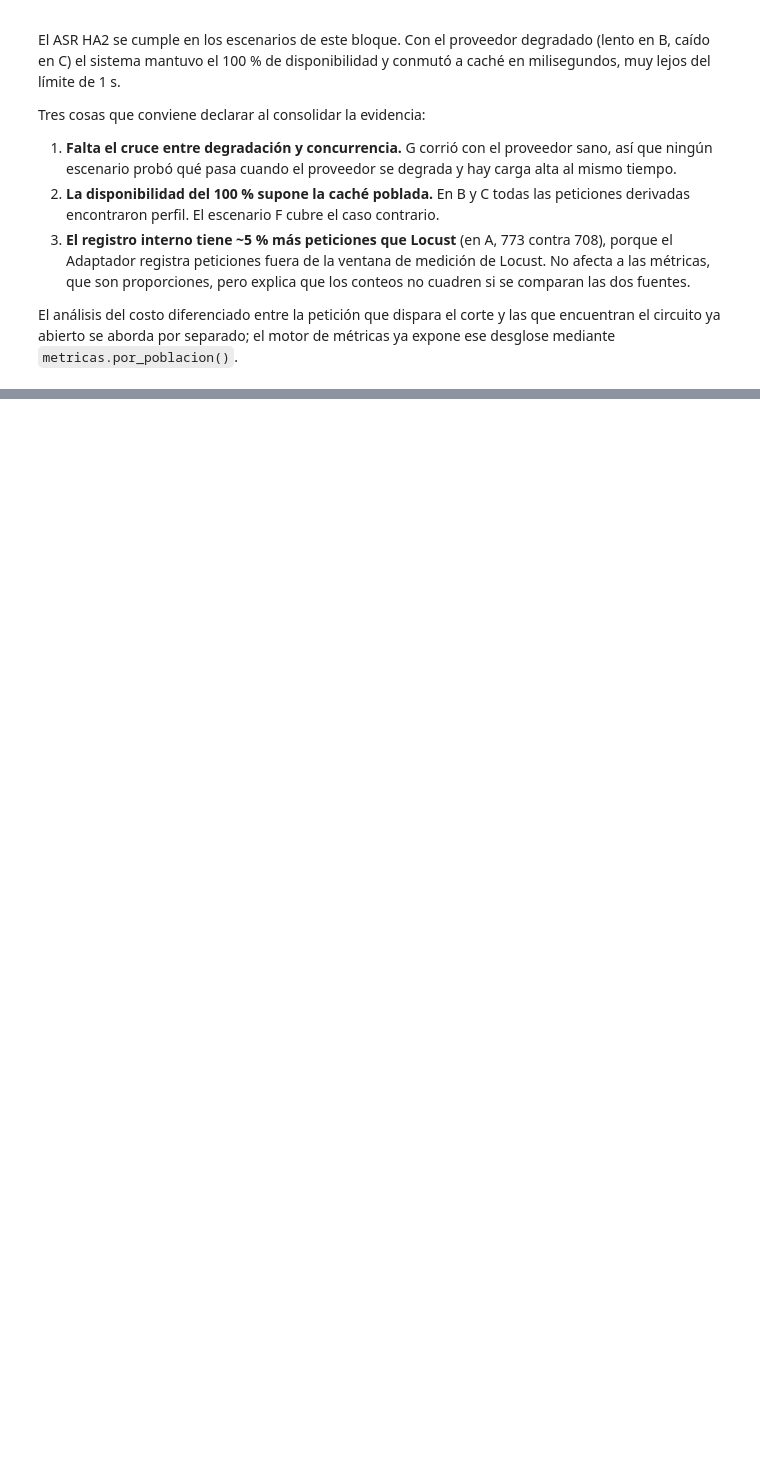
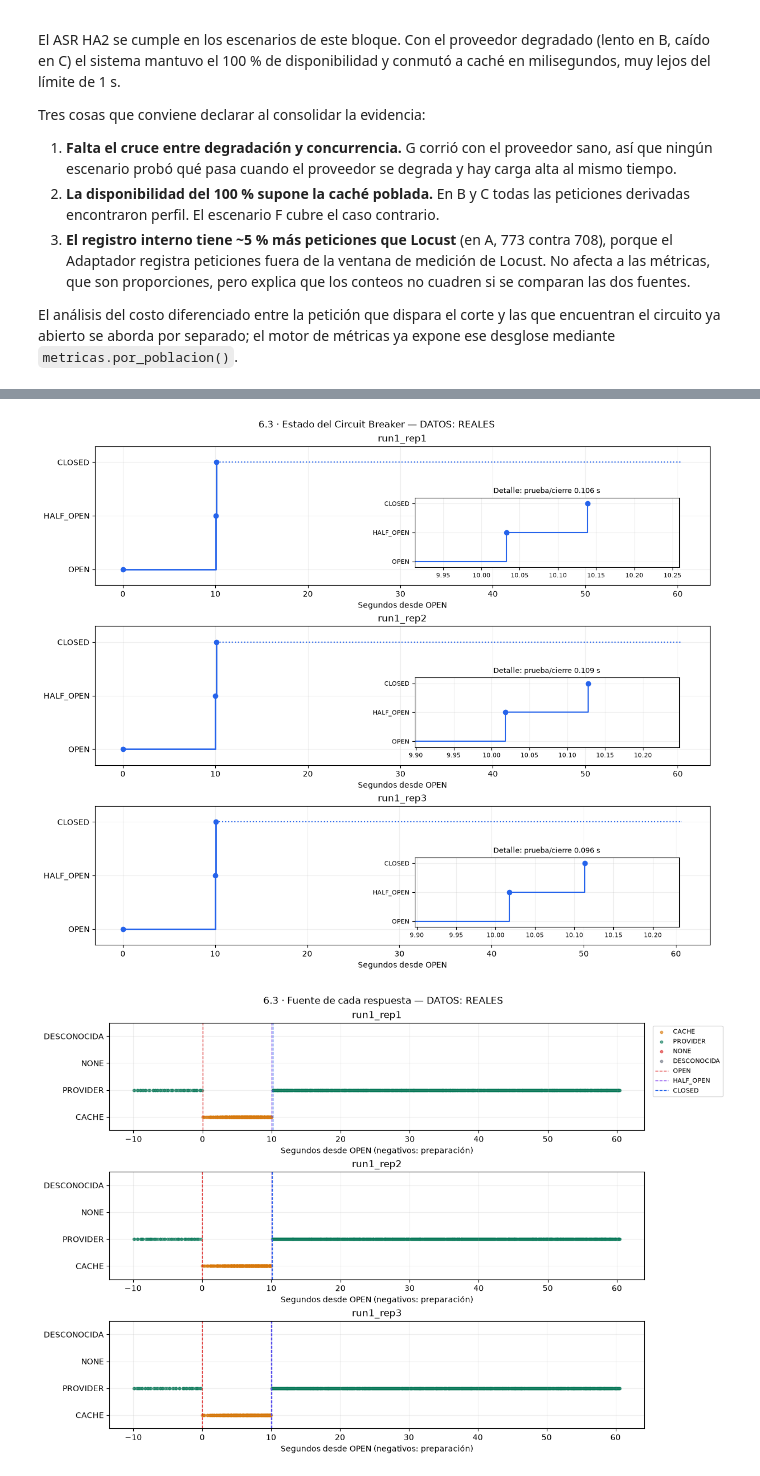
Before and after one commit to Sofiav014/MISW4202-Grupo12-Solventa, a Jupyter notebook: analisis/reportes/reporte_analisis_abcg.ipynb, the cells around one changed output, grey strips where cells are left out. Cells and saved outputs as stored; diff of their text form; code cells hidden in the pictures; blank space fills up the shorter version.

```diff
--- a/analisis/reportes/reporte_analisis_abcg.ipynb
+++ b/analisis/reportes/reporte_analisis_abcg.ipynb
@@ -204,0 +727,74 @@ El análisis del costo diferenciado entre la petición que dispara el corte y la
+# %%
+def plot_recovery(requests: pd.DataFrame, transitions: pd.DataFrame,
+                  summary: pd.DataFrame, label: str) -> list[plt.Figure]:
+    """Crea las tres figuras de 6.3; no escribe artefactos externos."""
+    colors = {"CACHE": "#D97706", "PROVIDER": "#047857", "NONE": "#DC2626", "DESCONOCIDA": "#6B7280"}
+    state_levels = {"OPEN": 0, "HALF_OPEN": 1, "CLOSED": 2}
+    figures = []
+    fig, axes = plt.subplots(len(summary), 1, figsize=(12, 3.3 * len(summary)), squeeze=False, layout="constrained")
+    for ax, (_, row) in zip(axes[:, 0], summary.iterrows()):
+        group = requests[requests.corrida_id.eq(row.corrida_id)]
+        events = transitions[transitions.corrida_id.eq(row.corrida_id)]
+        if pd.isna(row.t_open):
+            ax.text(0.5, 0.5, "Apertura no determinable", ha="center", transform=ax.transAxes)
+            continue
+        x = (events.timestamp - row.t_open).dt.total_seconds()
+        y = events.estado_circuito.map(state_levels)
+        ax.step(x, y, where="post", color="#2563EB", linewidth=2)
+        ax.scatter(x, y, color="#2563EB", zorder=3)
+        if not events.empty:
+            end = (group.timestamp.max() - row.t_open).total_seconds()
+            ax.hlines(y.iloc[-1], x.iloc[-1], end, colors="#2563EB", linestyles="dotted", label="Sin otra transición registrada")
+        ax.set(title=row.corrida_id, xlabel="Segundos desde OPEN", yticks=[0, 1, 2], yticklabels=list(state_levels), ylim=(-0.3, 2.3))
+        ax.grid(alpha=0.2)
+        if pd.notna(row.t_half_open) and pd.notna(row.t_closed):
+            half = (row.t_half_open - row.t_open).total_seconds()
+            close = (row.t_closed - row.t_open).total_seconds()
+            inset = ax.inset_axes([0.52, 0.13, 0.43, 0.50])
+            inset.step(x, y, where="post", color="#2563EB", marker="o")
+            inset.set(xlim=(half - 0.12, close + 0.12), ylim=(-0.2, 2.2), yticks=[0, 1, 2], yticklabels=["OPEN", "HALF_OPEN", "CLOSED"])
+            inset.set_title(f"Detalle: prueba/cierre {row.tiempo_half_open_a_closed:.3f} s", fontsize=9)
+            inset.tick_params(labelsize=8)
+            inset.grid(alpha=0.2)
+    fig.suptitle(f"6.3 · Estado del Circuit Breaker — DATOS: {label}")
+    figures.append(fig)
+
+    fig, axes = plt.subplots(len(summary), 1, figsize=(12, 2.7 * len(summary)), squeeze=False, layout="constrained")
+    for ax, (_, row) in zip(axes[:, 0], summary.iterrows()):
+        group = requests[requests.corrida_id.eq(row.corrida_id)]
+        origin = row.t_open if pd.notna(row.t_open) else group.timestamp.min()
+        for level, source in enumerate(colors):
+            selected = group[group.fuente_respuesta.eq(source)]
+            ax.scatter((selected.timestamp - origin).dt.total_seconds(), np.full(len(selected), level),
+                       s=10, alpha=0.6, color=colors[source], label=source)
+        for name, stamp, color in [("OPEN", row.t_open, "#DC2626"), ("HALF_OPEN", row.t_half_open, "#7C3AED"), ("CLOSED", row.t_closed, "#2563EB")]:
+            if pd.notna(stamp):
+                ax.axvline((stamp - origin).total_seconds(), color=color, linestyle="--", linewidth=1, label=name)
+        ax.set(title=row.corrida_id, xlabel="Segundos desde OPEN (negativos: preparación)", yticks=range(4), yticklabels=list(colors), ylim=(-0.5, 3.5))
+        ax.grid(alpha=0.2)
+    axes[0, 0].legend(loc="upper left", bbox_to_anchor=(1.01, 1), fontsize=8)
+    fig.suptitle(f"6.3 · Fuente de cada respuesta — DATOS: {label}")
+    figures.append(fig)
+
+    fig, axes = plt.subplots(1, 3, figsize=(14, 4.2), layout="constrained")
+    for ax, column, title in zip(axes, TIME_COLUMNS_E63, ["OPEN → HALF_OPEN", "HALF_OPEN → CLOSED", "Recuperación total"]):
+        values = summary[column]
+        bars = ax.bar(summary.corrida_id, values, color="#2563EB", width=0.55)
+        ax.bar_label(bars, labels=[f"{v:.3f}" if pd.notna(v) else "N/D" for v in values], padding=3, fontsize=9)
+        if values.notna().any():
+            ax.set_ylim(0, max(float(values.max()) * 1.2, 0.001))
+        ax.set(title=title, ylabel="Segundos")
+        ax.tick_params(axis="x", rotation=15)
+        ax.grid(axis="y", alpha=0.2)
+    fig.suptitle(f"6.3 · Comparación por corrida (escalas independientes) — DATOS: {label}")
+    figures.append(fig)
+    return figures
+
+
+figures_e63 = plot_recovery(requests_e63, transitions_e63, summary_e63, raw_e63.label)
+for figure_e63 in figures_e63:
+    display(figure_e63)
+    plt.close(figure_e63)
+# %% [output]
+[figure, added]
+[figure, added]
```
Also changed, not shown: parts of 14 cells of this notebook.
